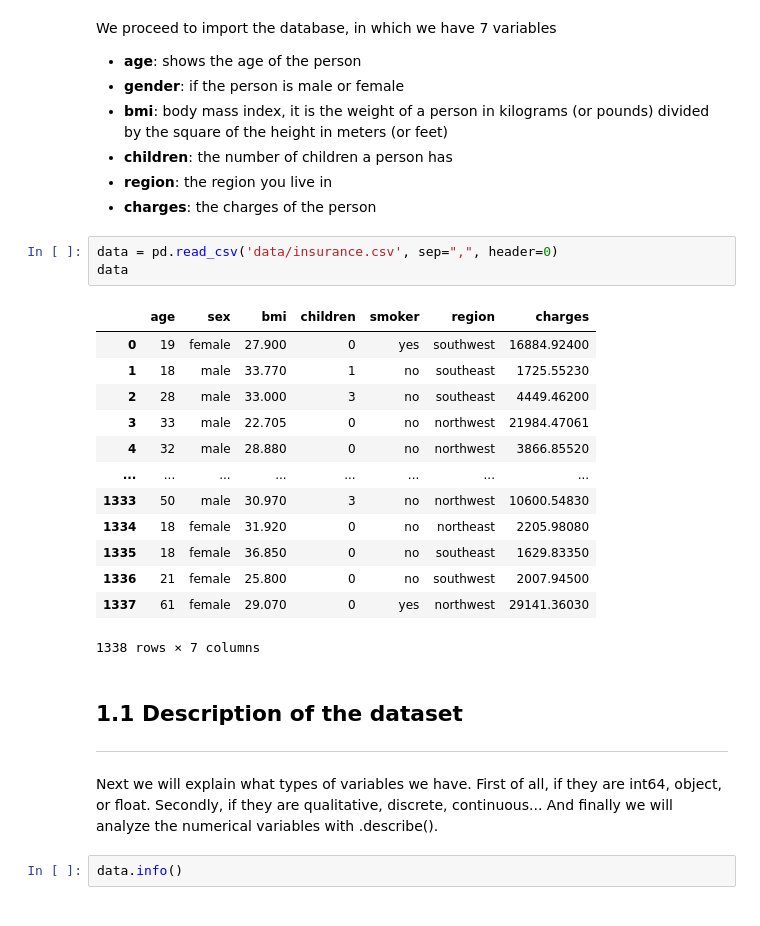
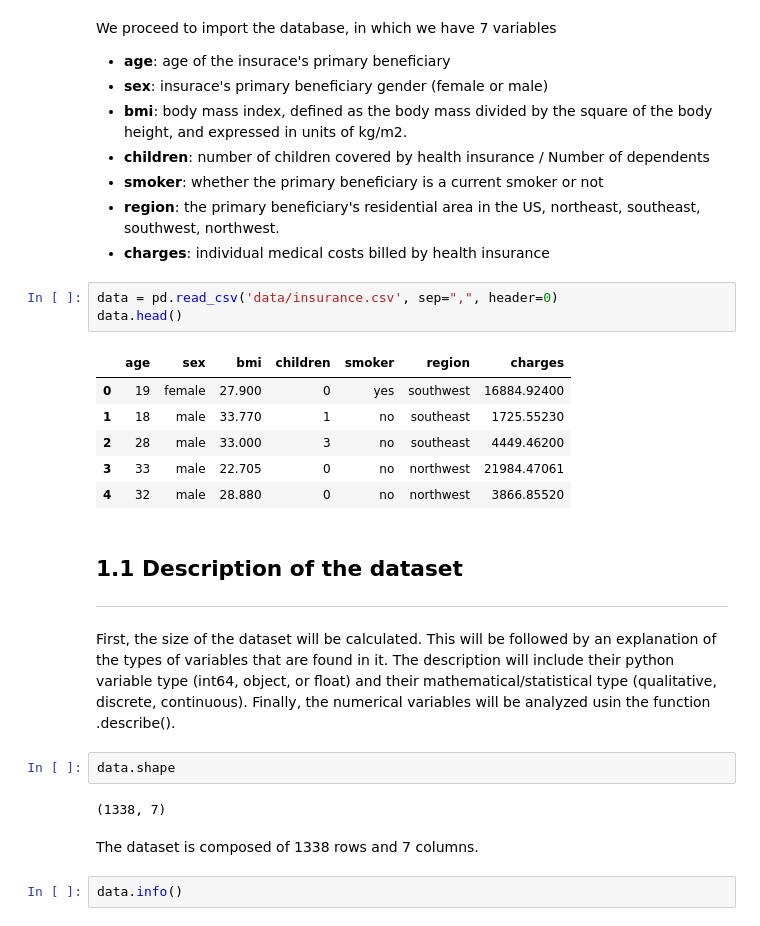
Before and after one commit to maroacc/Medical-Cost-Personal-Dataset-Analysis, a Jupyter notebook: Exploratory_Analysis.ipynb, the cells around one changed output. Cells and saved outputs as stored; diff of their text form.

```diff
--- a/Exploratory_Analysis.ipynb
+++ b/Exploratory_Analysis.ipynb
@@ -23,33 +21,33 @@ from scipy import stats
 # %% [markdown]
 We proceed to import the database, in which we have 7 variables
-+ **age**: shows the age of the person
-+ **gender**: if the person is male or female
-+ **bmi**: body mass index, it is the weight of a person in kilograms (or pounds) divided by the square of the height in meters (or feet)
-+ **children**: the number of children a person has
-+ **region**: the region you live in
-+ **charges**: the charges of the person
+- **age**: age of the insurace's primary beneficiary
+- **sex**: insurace's primary beneficiary gender (female or male)
+- **bmi**: body mass index, defined as the body mass divided by the square of the body height, and expressed in units of kg/m2.
+- **children**: number of children covered by health insurance / Number of dependents
+- **smoker**: whether the primary beneficiary is a current smoker or not
+- **region**: the primary beneficiary's residential area in the US, northeast, southeast, southwest, northwest.
+- **charges**: individual medical costs billed by health insurance
 # %%
 data = pd.read_csv('data/insurance.csv', sep=",", header=0)
-data
+data.head()
 # %% [output]
 |  | age | sex | bmi | children | smoker | region | charges |
 | 0 | 19 | female | 27.900 | 0 | yes | southwest | 16884.92400 |
 | 1 | 18 | male | 33.770 | 1 | no | southeast | 1725.55230 |
 | 2 | 28 | male | 33.000 | 3 | no | southeast | 4449.46200 |
 | 3 | 33 | male | 22.705 | 0 | no | northwest | 21984.47061 |
 | 4 | 32 | male | 28.880 | 0 | no | northwest | 3866.85520 |
-| ... | ... | ... | ... | ... | ... | ... | ... |
-| 1333 | 50 | male | 30.970 | 3 | no | northwest | 10600.54830 |
-| 1334 | 18 | female | 31.920 | 0 | no | northeast | 2205.98080 |
-| 1335 | 18 | female | 36.850 | 0 | no | southeast | 1629.83350 |
-| 1336 | 21 | female | 25.800 | 0 | no | southwest | 2007.94500 |
-| 1337 | 61 | female | 29.070 | 0 | yes | northwest | 29141.36030 |
-1338 rows × 7 columns
 # %% [markdown]
 ## 1.1 Description of the dataset <a name="intro"></a>
 ---
 
-Next we will explain what types of variables we have. First of all, if they are int64, object, or float. Secondly, if they are qualitative, discrete, continuous... And finally we will analyze the numerical variables with .describe().
+First, the size of the dataset will be calculated. This will be followed by an explanation of the types of variables that are found in it. The description will include their python variable type (int64, object, or float) and their mathematical/statistical type (qualitative, discrete, continuous). Finally, the numerical variables will be analyzed usin the function .describe().
+# %%
+data.shape
+# %% [output]
+(1338, 7)
+# %% [markdown]
+The dataset is composed of 1338 rows and 7 columns.
 # %%
 data.info()
 # %% [output]
```
Also changed, not shown: parts of 128 cells of this notebook, 1 other file.
